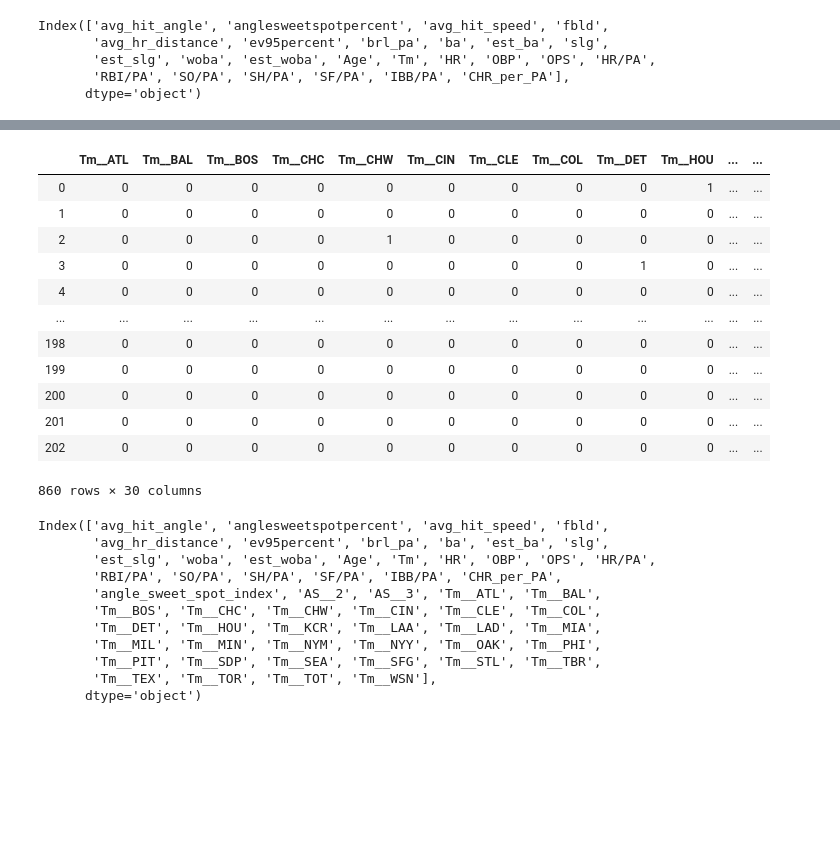
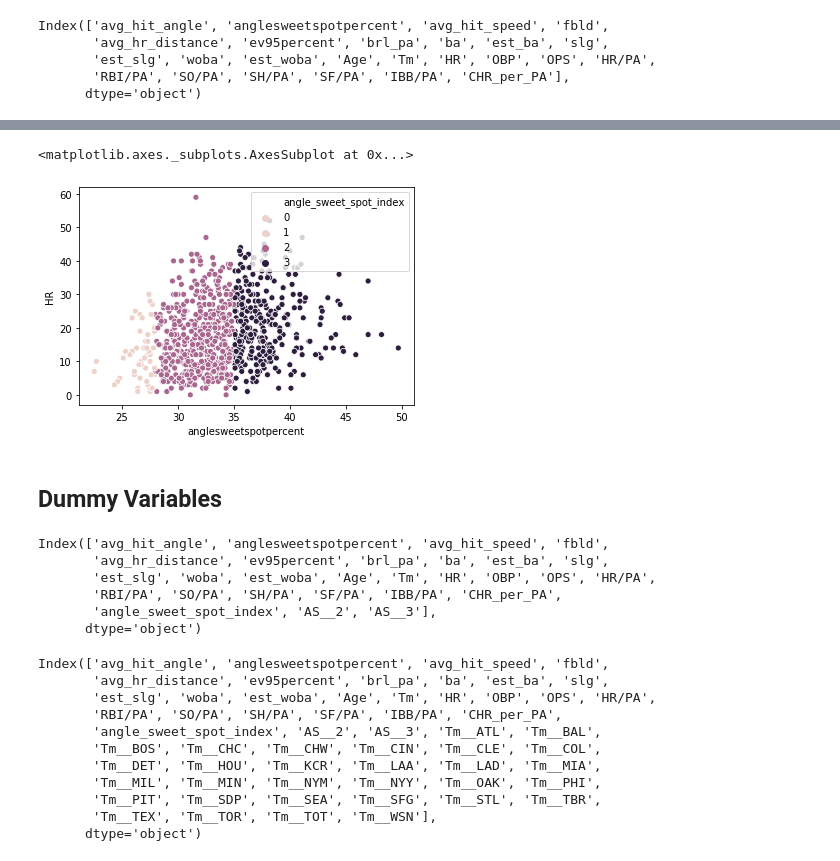
Before and after one commit to jacksonbull87/baseball_HR_linear_regression, a Jupyter notebook: Loading_Dataset/Data_Examination.ipynb, the cells around one changed output, grey strips where cells are left out. Cells and saved outputs as stored; diff of their text form; code cells hidden in the pictures; blank space fills up the shorter version.

```diff
--- a/Loading_Dataset/Data_Examination.ipynb
+++ b/Loading_Dataset/Data_Examination.ipynb
@@ -126,26 +154,25 @@ master_df_3['angle_sweet_spot_index'] = master_df_3['anglesweetspotpercent'].app
+# %%
+#use scatter plot to show range of
+
+sns.scatterplot(data=master_df_3, x='anglesweetspotpercent', y='HR', hue='angle_sweet_spot_index')
+# %% [output]
+<matplotlib.axes._subplots.AxesSubplot at 0x...>
+[figure, added]
+# %% [markdown]
+## Dummy Variables
 # %%
 #create dummy variables for angle sweet spot index
 sweet_spot_dummies = pd.get_dummies(master_df_3.angle_sweet_spot_index, drop_first=True, prefix='AS_')
 # %%
 master_df_4 = pd.concat([master_df_3, sweet_spot_dummies], axis=1)
+master_df_4.columns
+# %% [output]
+Index(['avg_hit_angle', 'anglesweetspotpercent', 'avg_hit_speed', 'fbld',
+       'avg_hr_distance', 'ev95percent', 'brl_pa', 'ba', 'est_ba', 'slg',
+       'est_slg', 'woba', 'est_woba', 'Age', 'Tm', 'HR', 'OBP', 'OPS', 'HR/PA',
+       'RBI/PA', 'SO/PA', 'SH/PA', 'SF/PA', 'IBB/PA', 'CHR_per_PA',
+       'angle_sweet_spot_index', 'AS__2', 'AS__3'],
+      dtype='object')
-# %%
-#create dummy variables for sacrifice hits
-team_dummies = pd.get_dummies(master_df_4.Tm, drop_first=True, prefix='Tm_')
-team_dummies
-# %% [output]
-|  | Tm__ATL | Tm__BAL | Tm__BOS | Tm__CHC | Tm__CHW | Tm__CIN | Tm__CLE | Tm__COL | Tm__DET | Tm__HOU | ... | ... |
-| 0 | 0 | 0 | 0 | 0 | 0 | 0 | 0 | 0 | 0 | 1 | ... | ... |
-| 1 | 0 | 0 | 0 | 0 | 0 | 0 | 0 | 0 | 0 | 0 | ... | ... |
-| 2 | 0 | 0 | 0 | 0 | 1 | 0 | 0 | 0 | 0 | 0 | ... | ... |
-| 3 | 0 | 0 | 0 | 0 | 0 | 0 | 0 | 0 | 1 | 0 | ... | ... |
-| 4 | 0 | 0 | 0 | 0 | 0 | 0 | 0 | 0 | 0 | 0 | ... | ... |
-| ... | ... | ... | ... | ... | ... | ... | ... | ... | ... | ... | ... | ... |
-| 198 | 0 | 0 | 0 | 0 | 0 | 0 | 0 | 0 | 0 | 0 | ... | ... |
-| 199 | 0 | 0 | 0 | 0 | 0 | 0 | 0 | 0 | 0 | 0 | ... | ... |
-| 200 | 0 | 0 | 0 | 0 | 0 | 0 | 0 | 0 | 0 | 0 | ... | ... |
-| 201 | 0 | 0 | 0 | 0 | 0 | 0 | 0 | 0 | 0 | 0 | ... | ... |
-| 202 | 0 | 0 | 0 | 0 | 0 | 0 | 0 | 0 | 0 | 0 | ... | ... |
-860 rows × 30 columns
 # %%
 master_df_5 = pd.concat([master_df_4, team_dummies], axis = 1)
 # %%
```
Also changed, not shown: parts of 17 cells of this notebook, 2 other files.
